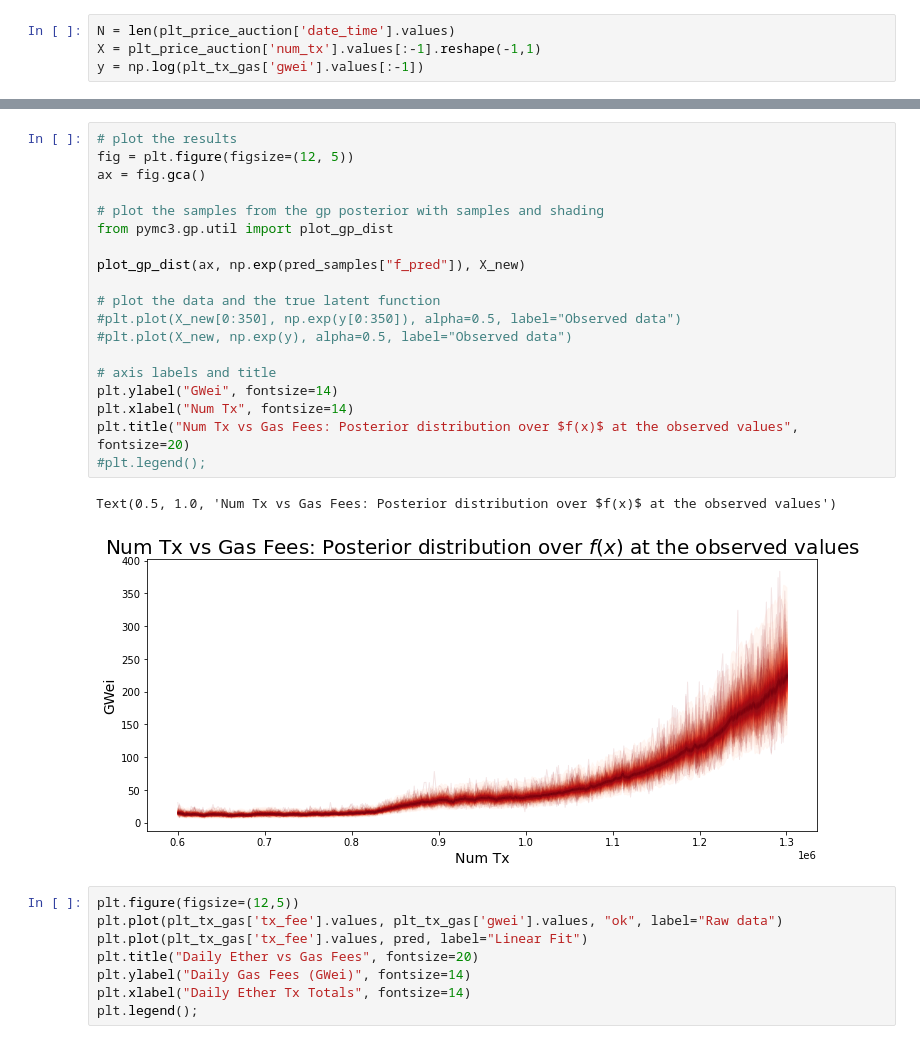
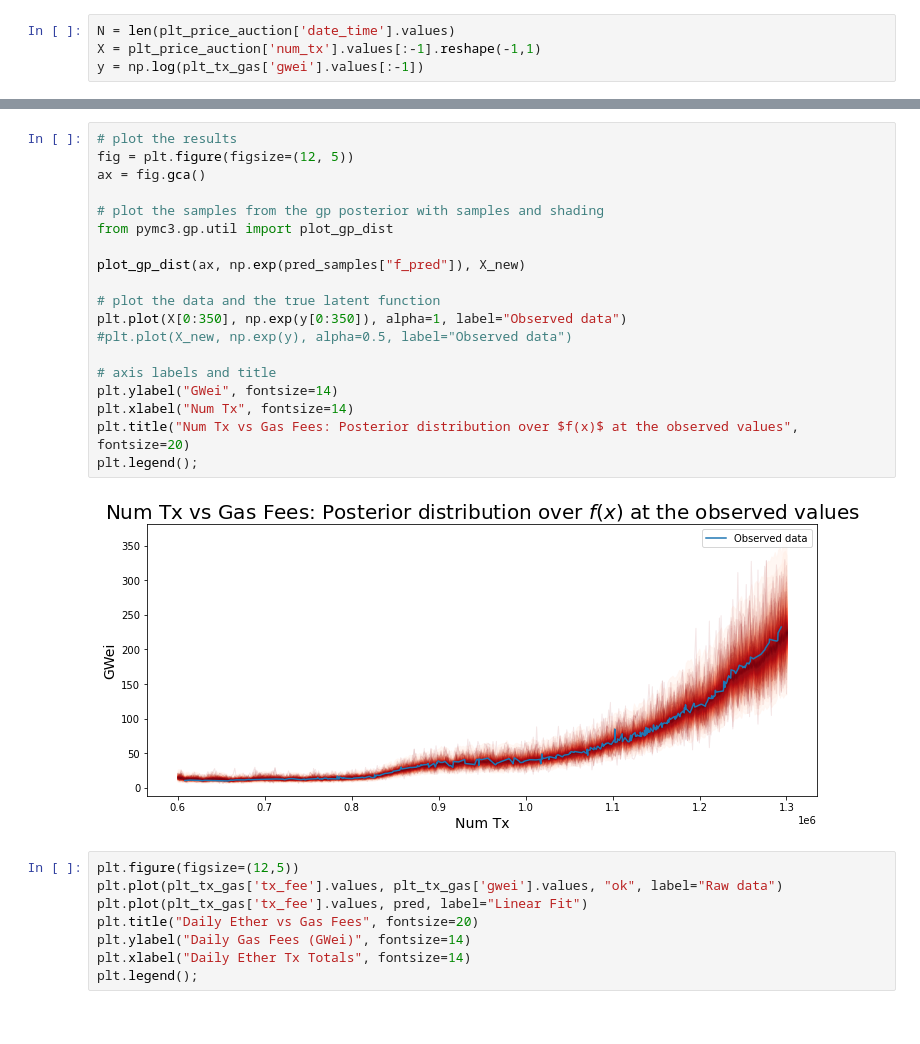
Before and after one commit to icmoore/syscoin-tex, a Jupyter notebook: notebooks/sys_4.ipynb, the cells around one changed output, grey strips where cells are left out. Saved outputs shown, nothing was run; the diff lists cells and outputs as text.

```diff
--- a/notebooks/sys_4.ipynb
+++ b/notebooks/sys_4.ipynb
@@ -194,25 +178,24 @@ array([[2.96371687, 2.8393029 , 2.843589  , ..., 5.26113031, 5.37958979,
 # %%
 # plot the results
 fig = plt.figure(figsize=(12, 5))
 ax = fig.gca()
 
 # plot the samples from the gp posterior with samples and shading
 from pymc3.gp.util import plot_gp_dist
 
 plot_gp_dist(ax, np.exp(pred_samples["f_pred"]), X_new)
 
 # plot the data and the true latent function
-#plt.plot(X_new[0:350], np.exp(y[0:350]), alpha=0.5, label="Observed data")
+plt.plot(X[0:350], np.exp(y[0:350]), alpha=1, label="Observed data")
 #plt.plot(X_new, np.exp(y), alpha=0.5, label="Observed data")
 
 # axis labels and title
 plt.ylabel("GWei", fontsize=14)
 plt.xlabel("Num Tx", fontsize=14)
 plt.title("Num Tx vs Gas Fees: Posterior distribution over $f(x)$ at the observed values", fontsize=20)
-#plt.legend();
+plt.legend();
 # %% [output]
-Text(0.5, 1.0, 'Num Tx vs Gas Fees: Posterior distribution over $f(x)$ at the observed values')
-[figure, old version]
+[figure, new version]
 # %%
 plt.figure(figsize=(12,5))
 plt.plot(plt_tx_gas['tx_fee'].values, plt_tx_gas['gwei'].values, "ok", label="Raw data")
```
Also changed, not shown: parts of 3 cells of this notebook, 2 other files.
